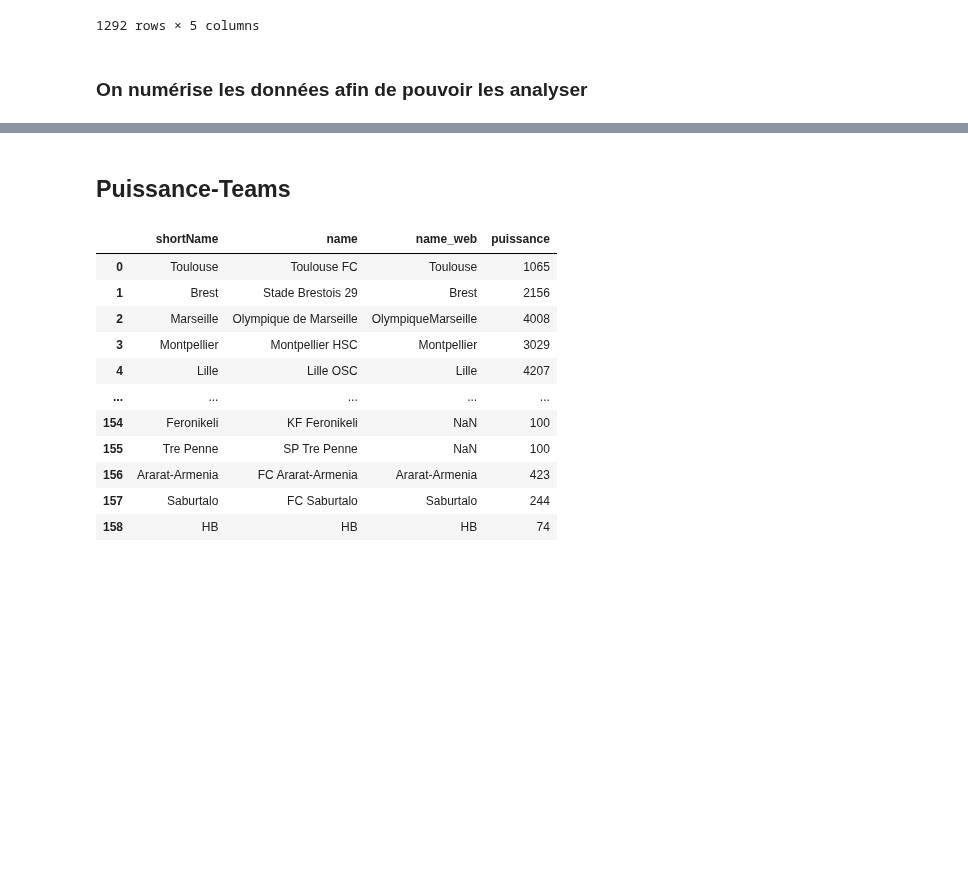
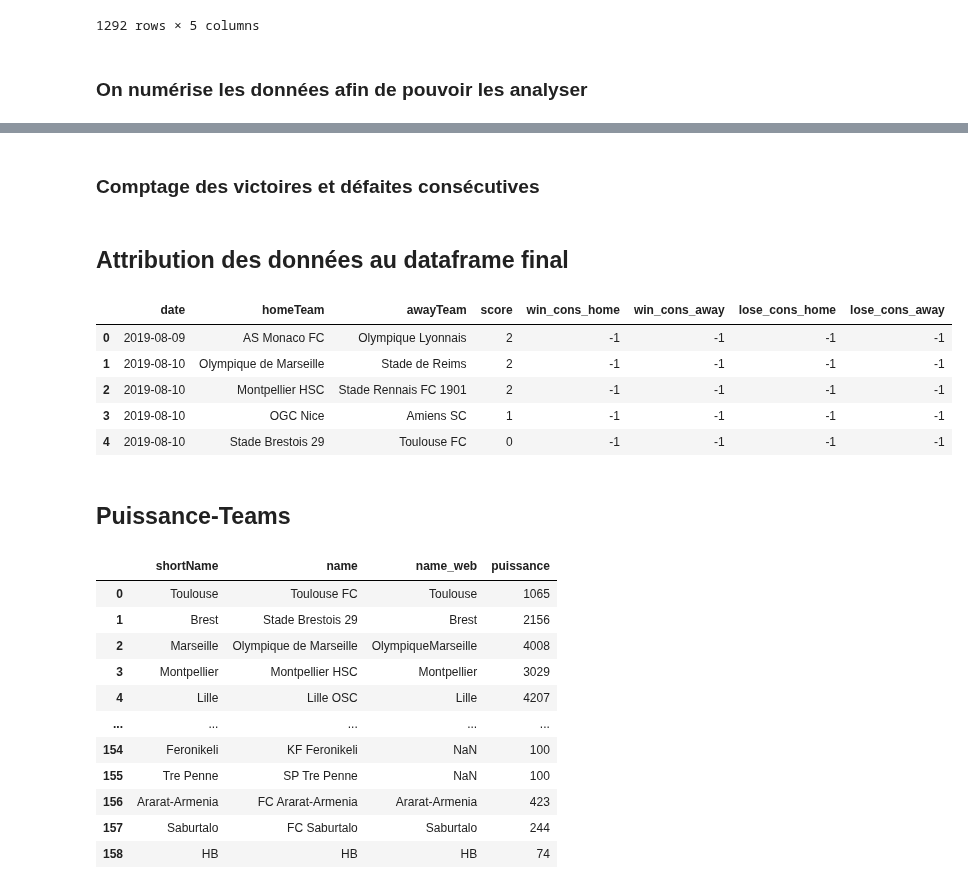
Before and after one commit to Amuthu98/projetannuel4IABD2, a Jupyter notebook: ETAPE_3/Scripts_Recup_Data/Data_API.ipynb, the cells around one changed output, grey strips where cells are left out. Saved outputs shown, nothing was run; the diff lists cells and outputs as text; code cells hidden in the pictures; blank space fills up the shorter version.

Commit message:
Ajout des nouvelles données

```diff
--- a/ETAPE_3/Scripts_Recup_Data/Data_API.ipynb
+++ b/ETAPE_3/Scripts_Recup_Data/Data_API.ipynb
@@ -107,0 +135,2 @@ df_final['score']=df_finished['score'].apply(lambda x: winner(x))
+# %% [markdown]
+### Comptage des victoires et défaites consécutives
@@ -108,3 +206,56 @@ df_final['score']=df_finished['score'].apply(lambda x: winner(x))
+# %%
+def defaites_consecutives(x,df):
+    date=x['date']
+    anterieur=df.loc[df['date']< date]
+    home=x["homeTeam"]
+    away=x["awayTeam"]
+    nb_home=0
+    nb_away=0
+    if(anterieur.empty):
+        return nb_home,nb_away
+    else:
+        verifHome=anterieur.loc[anterieur['homeTeam']==home]
+        verifHome2=anterieur.loc[anterieur['awayTeam']==home]
+
+        verifAway=anterieur.loc[anterieur['homeTeam']==away]
+        verifAway2=anterieur.loc[anterieur['awayTeam']==away]
+
+        df_verif=pd.concat([verifHome,verifHome2])
+        df_verif=df_verif.sort_values(by = 'date')
+
+        df_verif2=pd.concat([verifAway,verifAway2])
+        df_verif2=df_verif2.sort_values(by = 'date')
+
+        if (df_verif.empty):
+                nb_home=-1
+        else:
+            nb_home=compte_lose(df_verif,home)
+
+        if(df_verif2.empty):
+            nb_away=-1
+
+        else:
+            nb_away=compte_lose(df_verif2,away)
+
+    return nb_home,nb_away
+# %% [markdown]
+## Attribution des données au dataframe final
+# %%
+df_final=pd.DataFrame()
+df_final['date']=df_finished['utcDate'].apply(lambda x: recupDate(x))
+df_final['homeTeam']=df_finished['homeTeam'].apply(lambda x: recupTeam(x))
+df_final['awayTeam']=df_finished['awayTeam'].apply(lambda x: recupTeam(x))
+df_final['score']=df_finished['score'].apply(lambda x: winner(x))
+df_final['win_cons_home'], df_final['win_cons_away']=zip(*df_final.apply(lambda x: victoire_consecutives(x,df_final),axis=1))
+df_final['lose_cons_home'], df_final['lose_cons_away']=zip(*df_final.apply(lambda x: defaites_consecutives(x,df_final),axis=1))
+df_final.head()
+# %% [output]
+|  | date | homeTeam | awayTeam | score | win_cons_home | win_cons_away | lose_cons_home | lose_cons_away |
+| 0 | 2019-08-09 | AS Monaco FC | Olympique Lyonnais | 2 | -1 | -1 | -1 | -1 |
+| 1 | 2019-08-10 | Olympique de Marseille | Stade de Reims | 2 | -1 | -1 | -1 | -1 |
+| 2 | 2019-08-10 | Montpellier HSC | Stade Rennais FC 1901 | 2 | -1 | -1 | -1 | -1 |
+| 3 | 2019-08-10 | OGC Nice | Amiens SC | 1 | -1 | -1 | -1 | -1 |
+| 4 | 2019-08-10 | Stade Brestois 29 | Toulouse FC | 0 | -1 | -1 | -1 | -1 |
 # %% [markdown]
 ## Puissance-Teams
 # %%
```
Also changed, not shown: parts of 14 cells of this notebook, 2 other files.
